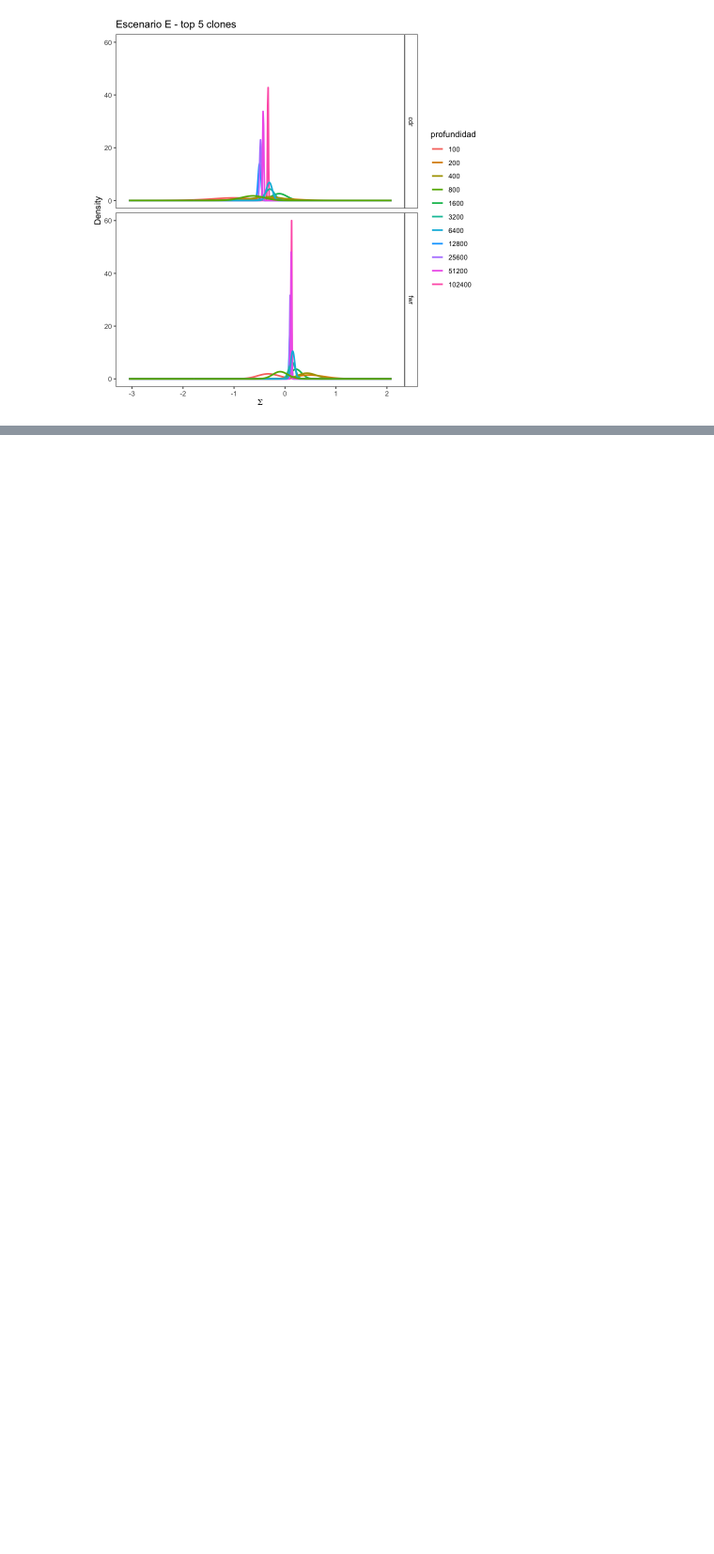
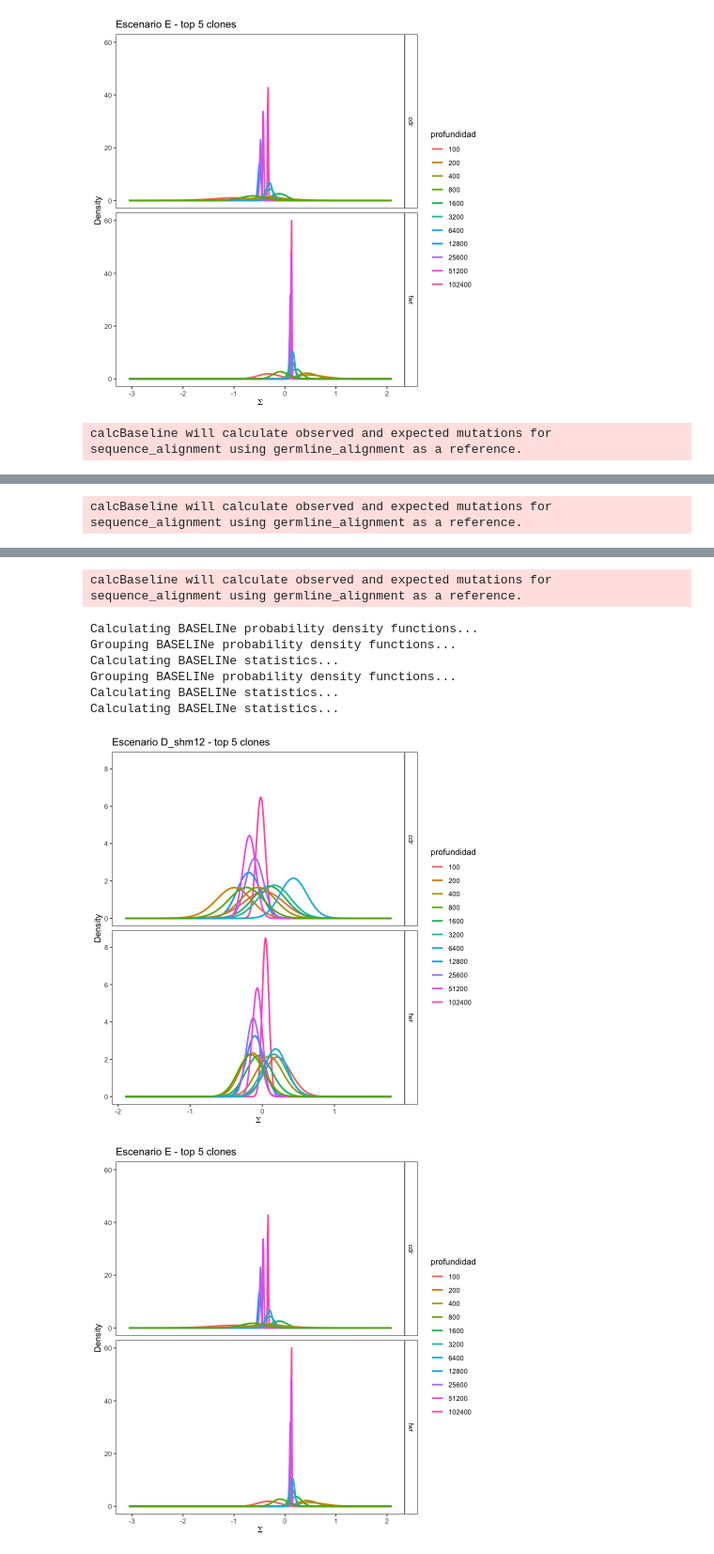
Before and after one commit to sofiacardenase/tesisbioinf-sofia, a Jupyter notebook: notebooks/10-shm_baseline.ipynb, the cells around one changed output, grey strips where cells are left out. Shown at 94% size. Drawn from its saved outputs; the diff is of its cells as text; code cells hidden in the pictures; blank space fills up the shorter version.

```diff
--- a/notebooks/10-shm_baseline.ipynb
+++ b/notebooks/10-shm_baseline.ipynb
@@ -181,3 +143,70 @@ Calculating BASELINe statistics...
 Calculating BASELINe statistics...
 [figure]
 [figure]
+# %%
+# BASELINe (shazam) - top 5 clones: escenarios C, E y D_shm12
+# Un grafico de densidad por escenario: CDR arriba, FWR abajo
+
+archivo_top5      <- "/Users/catg/Desktop/SOFIAC/Gitsofia/tesisbioinf-sofia/results/clonal_table/top5_clones.tsv"
+archivo_top5_shm  <- "/Users/catg/Desktop/SOFIAC/Gitsofia/tesisbioinf-sofia/results/clonal_table/top5_clones_D_shm12.tsv"
+dir_clones        <- "../data/output"
+dir_shm12         <- "../data/shm_12_folicular"
+dir_out           <- "../results/baseline_top5"
+dir.create(dir_out, recursive = TRUE, showWarnings = FALSE)
+
+orden_prof <- c(100, 200, 400, 800, 1600, 3200, 6400, 12800, 25600, 51200, 102400)
+
+# 1. Top 5: solo C y E del archivo original + D_shm12 del archivo nuevo
+top5_CE <- read_tsv(archivo_top5, show_col_types = FALSE) %>%
+  filter(escenario %in% c("C", "E"))
+
+top5_D <- read_tsv(archivo_top5_shm, show_col_types = FALSE)
+
+top5 <- bind_rows(top5_CE, top5_D) %>%
+  mutate(clone_id = as.character(clone_id), profundidad = as.integer(profundidad))
+
+# 2. Lee el clone-pass que corresponde (cada escenario tiene su carpeta y su nombre)
+leer <- function(esc, prof) {
+  if (esc == "D_shm12") {
+    ruta <- sprintf("%s/repertorio_D_insilico_%d_seqs_shm12_clone-pass.tsv", dir_shm12, prof)
+  } else {
+    ruta <- sprintf("%s/repertorio_%s_insilico_%d_seqs_clone-pass.tsv", dir_clones, esc, prof)
+  }
+  read_tsv(ruta, show_col_types = FALSE) %>%
+    mutate(escenario = esc, profundidad = prof, clone_id = as.character(clone_id))
+}
+
+combos <- distinct(top5, escenario, profundidad)
+
+db <- map2_dfr(combos$escenario, combos$profundidad, leer) %>%
+  semi_join(top5, by = c("escenario", "profundidad", "clone_id")) %>%
+  filter(!is.na(germline_alignment), germline_alignment != "") %>%
+  mutate(clone_uid   = paste(escenario, profundidad, clone_id, sep = "_"),
+         profundidad = as.character(profundidad))
+
+# 3. BASELINe y grafico por escenario
+for (esc in sort(unique(db$escenario))) {
+  tryCatch({
+    bl <- calcBaseline(filter(db, escenario == esc),
+                       sequenceColumn = "sequence_alignment",
+                       germlineColumn = "germline_alignment",
+                       testStatistic = "focused", regionDefinition = IMGT_V, nproc = 1)
+
+    grp <- bl %>%
+      groupBaseline(groupBy = c("profundidad", "clone_uid")) %>%   # secuencias -> clon
+      groupBaseline(groupBy = "profundidad")                       # clones -> profundidad
+
+    s    <- summarizeBaseline(grp, returnType = "df")
+    lims <- range(c(s$baseline_ci_lower, s$baseline_ci_upper), na.rm = TRUE) + c(-1, 1)
+
+    p <- plotBaselineDensity(grp, idColumn = "profundidad", facetBy = "region",
+                             sigmaLimits = lims, silent = TRUE) +
+      scale_color_discrete(limits = as.character(orden_prof)) +
+      ggtitle(paste("Escenario", esc, "- top 5 clones"))
+
+    ggsave(file.path(dir_out, paste0("baseline_escenario_", esc, ".pdf")), p, width = 8, height = 7)
+    print(p)
+  }, error = function(e) message("Escenario ", esc, ": ", conditionMessage(e)))
+}
+# %% [output]
+calcBaseline will calculate observed and expected mutations for sequence_alignment using germline_alignment as a reference.
@@ -183,0 +219 @@ Calculating BASELINe statistics...
+calcBaseline will calculate observed and expected mutations for sequence_alignment using germline_alignment as a reference.
@@ -183,0 +227,9 @@ Calculating BASELINe statistics...
+calcBaseline will calculate observed and expected mutations for sequence_alignment using germline_alignment as a reference.
+Calculating BASELINe probability density functions...
+Grouping BASELINe probability density functions...
+Calculating BASELINe statistics...
+Grouping BASELINe probability density functions...
+Calculating BASELINe statistics...
+Calculating BASELINe statistics...
+[figure, added]
+[figure, added]
```
Also changed, not shown: parts of 5 cells of this notebook, 21 other files.
